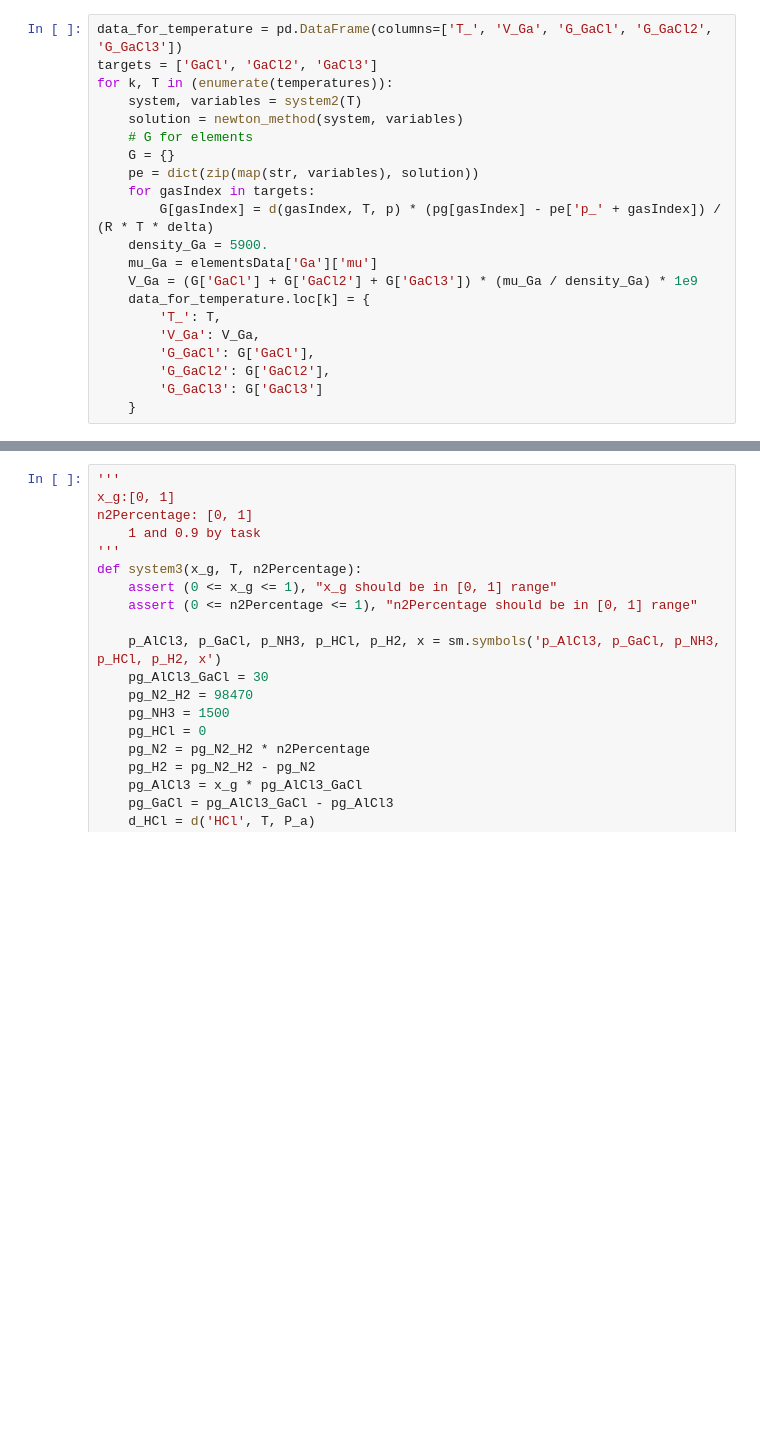
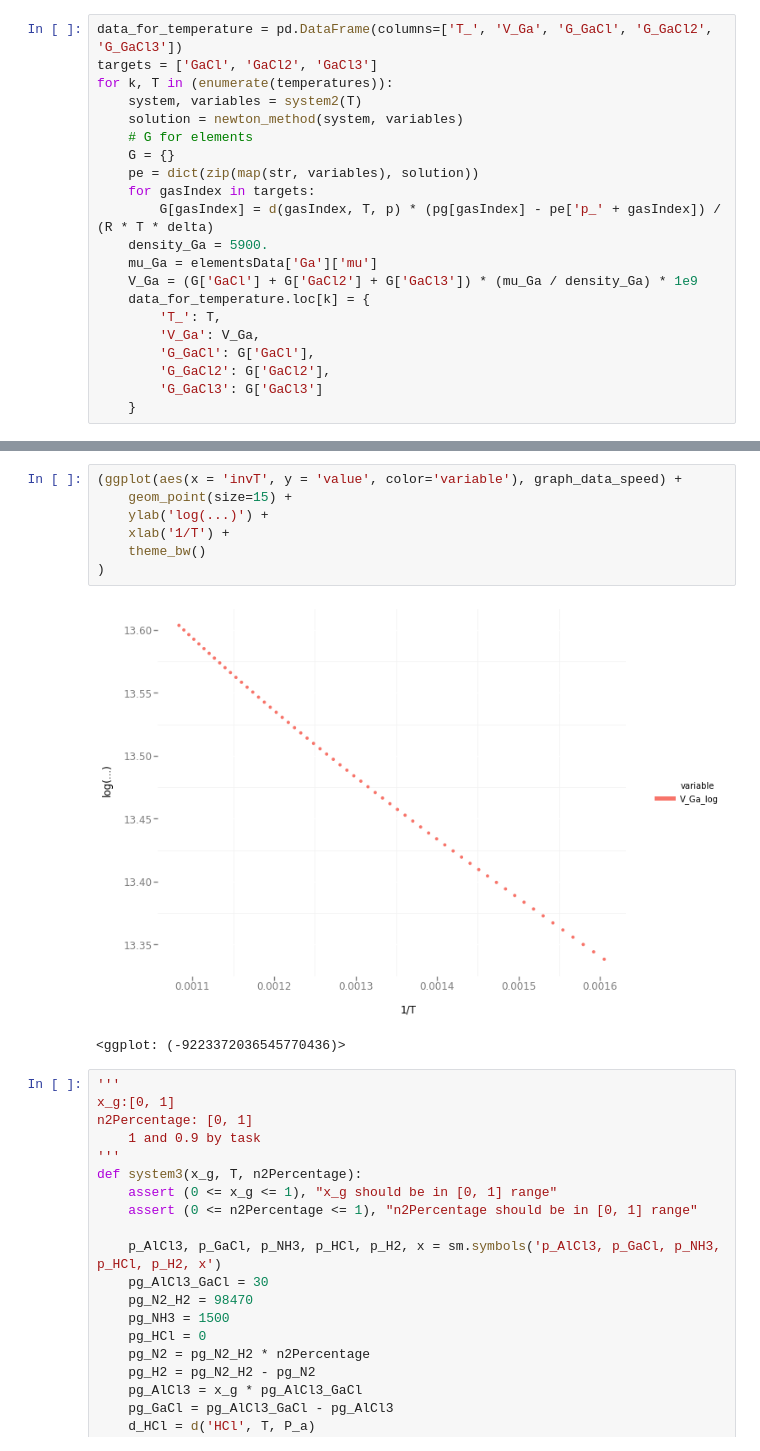
Before and after one commit to pavponn/computational-methods, a Jupyter notebook: course-work/AlganModel.ipynb, the cells around one changed output, grey strips where cells are left out. Saved outputs shown, nothing was run; the diff lists cells and outputs as text; blank space fills up the shorter version.

```diff
--- a/course-work/AlganModel.ipynb
+++ b/course-work/AlganModel.ipynb
@@ -265,3 +297,13 @@ graph_data = pd.melt(data_for_temperature[['invT', 'V_Ga_log', 'G_GaCl_log',
+# %%
+(ggplot(aes(x = 'invT', y = 'value', color='variable'), graph_data_speed) +
+    geom_point(size=15) +
+    ylab('log(...)') +
+    xlab('1/T') +
+    theme_bw()
+)
+# %% [output]
+[figure, added]
+<ggplot: (-9223372036545770436)>
 # %%
 '''
 x_g:[0, 1]
```
Also changed, not shown: parts of 15 cells of this notebook.
